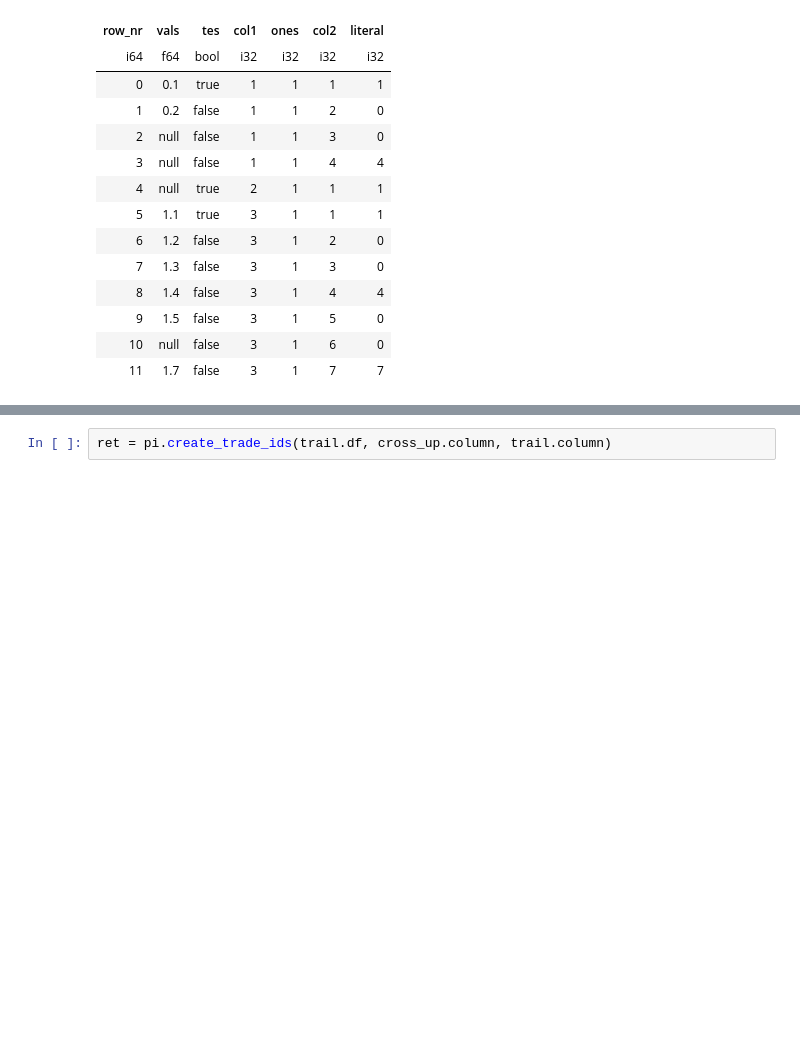
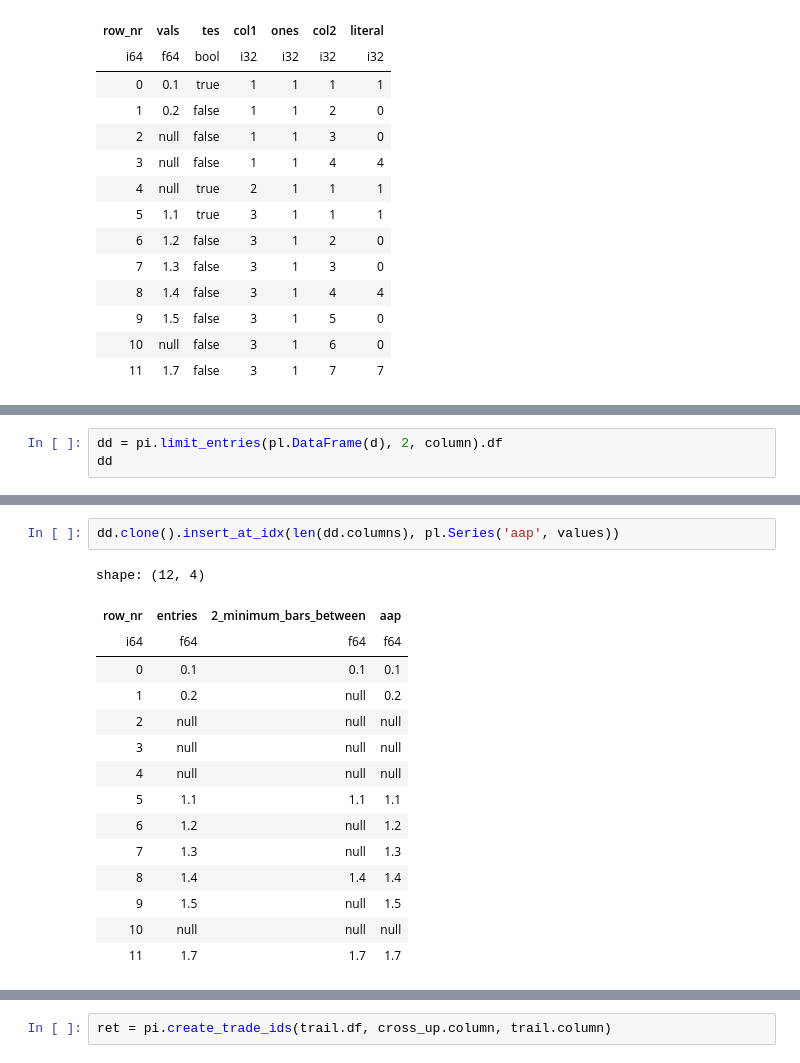
Before and after one commit to avepus/polar-indicators, a Jupyter notebook: src/polars_indicators/notebooks/testing.ipynb, the cells around one changed output, grey strips where cells are left out. Saved outputs shown, nothing was run; the diff lists cells and outputs as text; blank space fills up the shorter version.

Commit message:
limiting success

```diff
--- a/src/polars_indicators/notebooks/testing.ipynb
+++ b/src/polars_indicators/notebooks/testing.ipynb
@@ -315,3 +311,6 @@ shape: (12, 7)
 | 9 | 1.5 | false | 3 | 1 | 5 | null |
 | 10 | null | false | 3 | 1 | 6 | null |
 | 11 | 1.7 | false | 3 | 1 | 7 | 1.7 |
+# %%
+dd = pi.limit_entries(pl.DataFrame(d), 2, column).df
+dd
@@ -317,0 +333,18 @@ shape: (12, 7)
+# %%
+dd.clone().insert_at_idx(len(dd.columns), pl.Series('aap', values))
+# %% [output]
+shape: (12, 4)
+| row_nr | entries | 2_minimum_bars_between | aap |
+| i64 | f64 | f64 | f64 |
+| 0 | 0.1 | 0.1 | 0.1 |
+| 1 | 0.2 | null | 0.2 |
+| 2 | null | null | null |
+| 3 | null | null | null |
+| 4 | null | null | null |
+| 5 | 1.1 | 1.1 | 1.1 |
+| 6 | 1.2 | null | 1.2 |
+| 7 | 1.3 | null | 1.3 |
+| 8 | 1.4 | 1.4 | 1.4 |
+| 9 | 1.5 | null | 1.5 |
+| 10 | null | null | null |
+| 11 | 1.7 | 1.7 | 1.7 |
```
Also changed, not shown: parts of 6 cells of this notebook, 1 other file.
